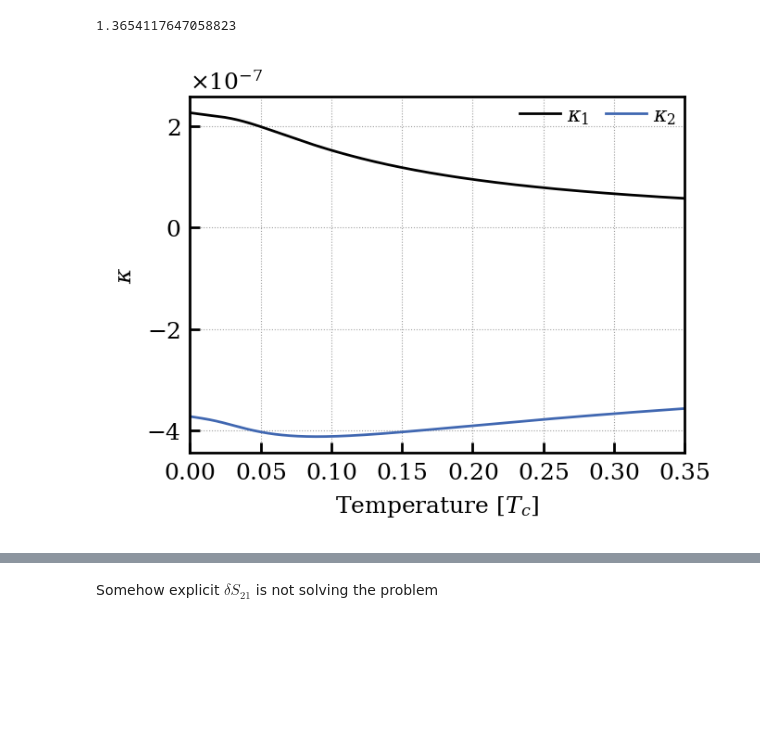
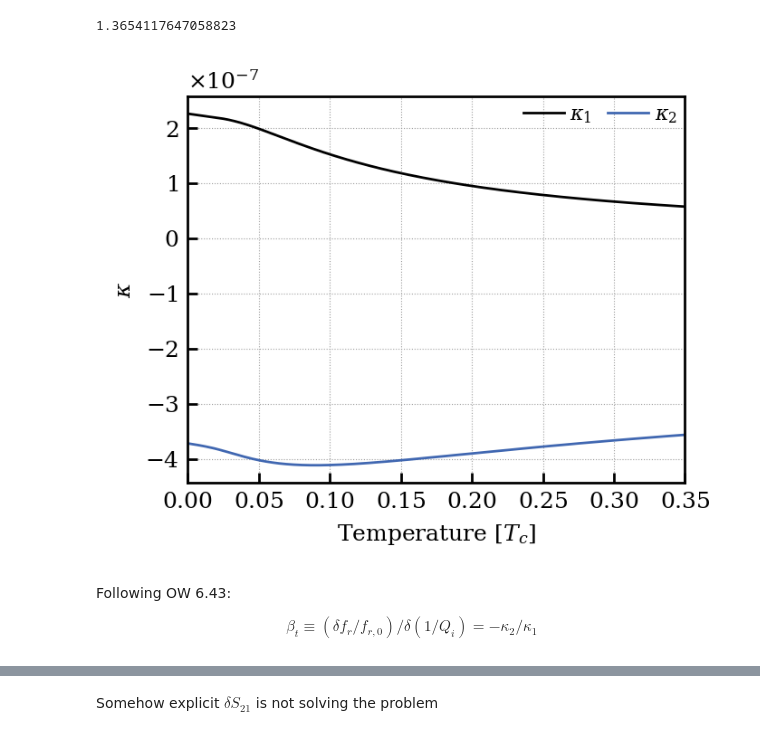
Before and after one commit to FaroutYLq/axioph, a Jupyter notebook: KID/cr_in_kid.ipynb, the cells around one changed output, grey strips where cells are left out. Cells and saved outputs as stored; diff of their text form; code cells hidden in the pictures; blank space fills up the shorter version.

```diff
--- a/KID/cr_in_kid.ipynb
+++ b/KID/cr_in_kid.ipynb
@@ -816,17 +817,23 @@ Tc
 # %%
 temperatures = np.linspace(0, Tc, 10000)
 sigma0 = sigma_0_eV(Delta_eV=0.00020, f_Hz=4.039e9, sigma_n=3.8e7)
 kappa1 = delta_sigma1_eV(delta_n_qp=1, Delta0_eV=0.00020, f_Hz=4.039e9, T=temperatures, N0=1.72e10, sigma_n=3.8e7)/np.abs(sigma0)
 kappa2 = delta_sigma2_eV(delta_n_qp=1, Delta0_eV=0.00020, f_Hz=4.039e9, T=temperatures, N0=1.72e10, sigma_n=3.8e7)/np.abs(sigma0)
 
 plt.plot(temperatures/Tc, kappa1, label=r"$\kappa_1$")
 plt.plot(temperatures/Tc, kappa2, label=r"$\kappa_2$")
 plt.legend(ncol=2, loc="best")
 plt.xlabel(r"Temperature [$T_c$]")
 plt.ylabel(r"$\kappa$")
 plt.xlim(0, 0.35)
 plt.grid(True)
-plt.tight_layout()
+#plt.tight_layout()
 plt.show()
 # %% [output]
-[figure, old version]
+[figure, new version]
+# %% [markdown]
+Following OW 6.43:
+
+$$
+\beta_t \equiv \left(\delta f_r / f_{r, 0}\right) / \delta\left(1 / Q_i\right) = -\kappa_2/\kappa_1
+$$
```
Also changed, not shown: parts of 7 cells of this notebook.
